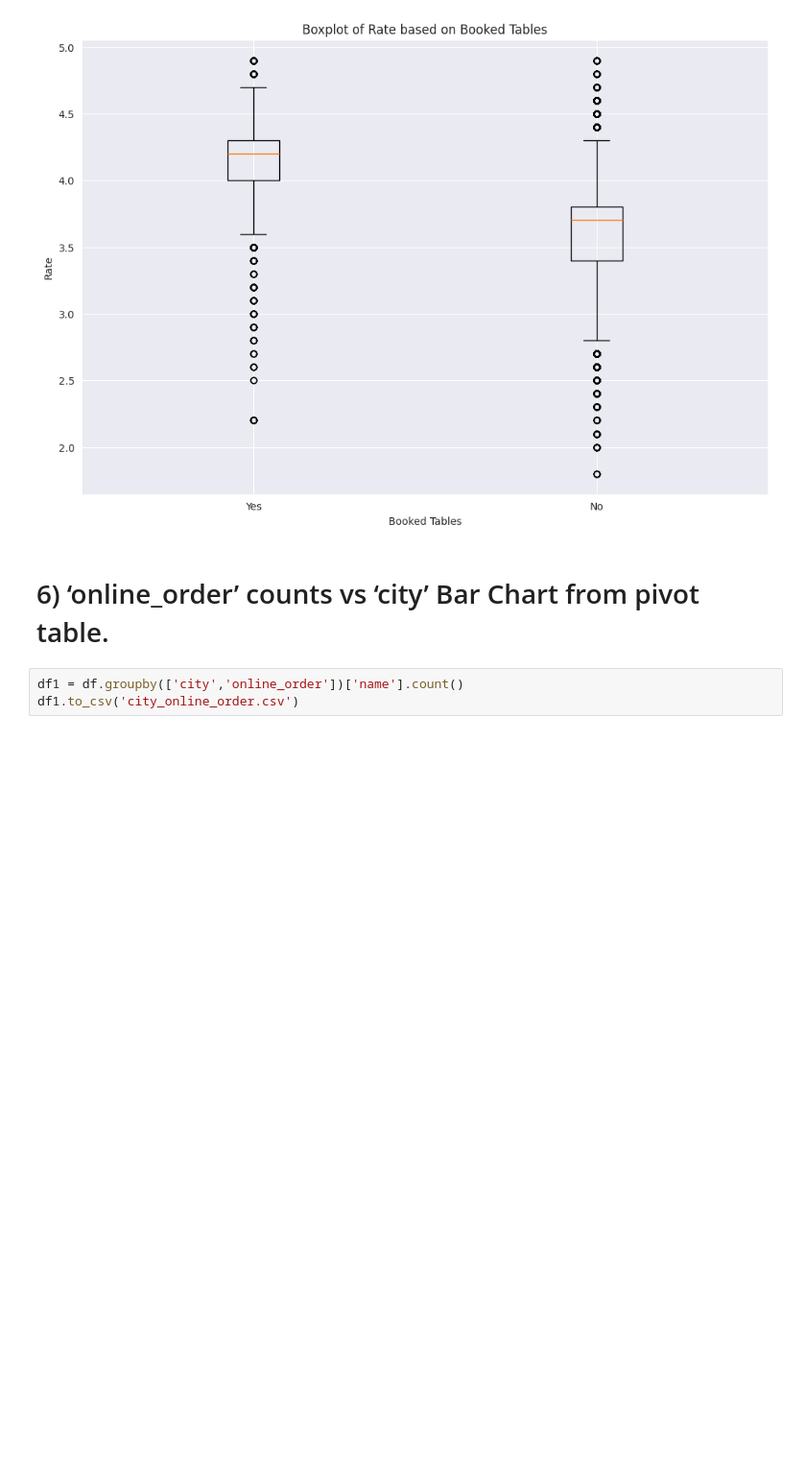
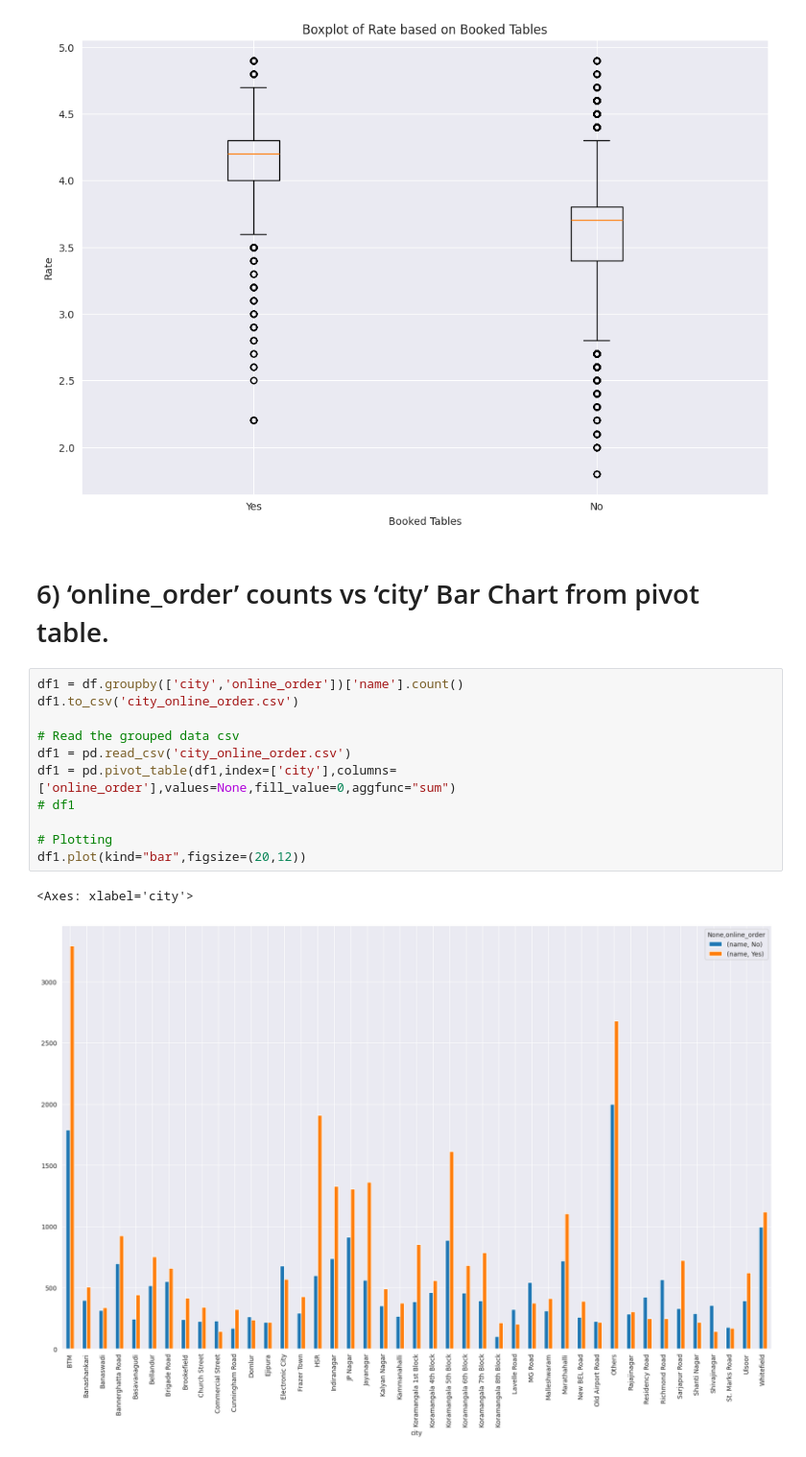
Before and after one commit to mutumagitonga/Zomato-Bangalore-Restaurants-Data-Analysis-Practice, a Jupyter notebook: zomato-data-analysis-and-visualization.ipynb, the cells around one changed output. Shown at 96% size. Cells and saved outputs as stored; diff of their text form; blank space fills up the shorter version.

Commit message:
Reading online_order/city grouped data, creating a pivot table & creating a bar plot

```diff
--- a/zomato-data-analysis-and-visualization.ipynb
+++ b/zomato-data-analysis-and-visualization.ipynb
@@ -930,3 +930,14 @@ Text(0.5, 1.0, 'Boxplot of Rate based on Booked Tables')
 # %%
 df1 = df.groupby(['city','online_order'])['name'].count()
 df1.to_csv('city_online_order.csv')
+
+# Read the grouped data csv
+df1 = pd.read_csv('city_online_order.csv')
+df1 = pd.pivot_table(df1,index=['city'],columns=['online_order'],values=None,fill_value=0,aggfunc="sum")
+# df1
+
+# Plotting
+df1.plot(kind="bar",figsize=(20,12))
+# %% [output]
+<Axes: xlabel='city'>
+[figure, added]
```
